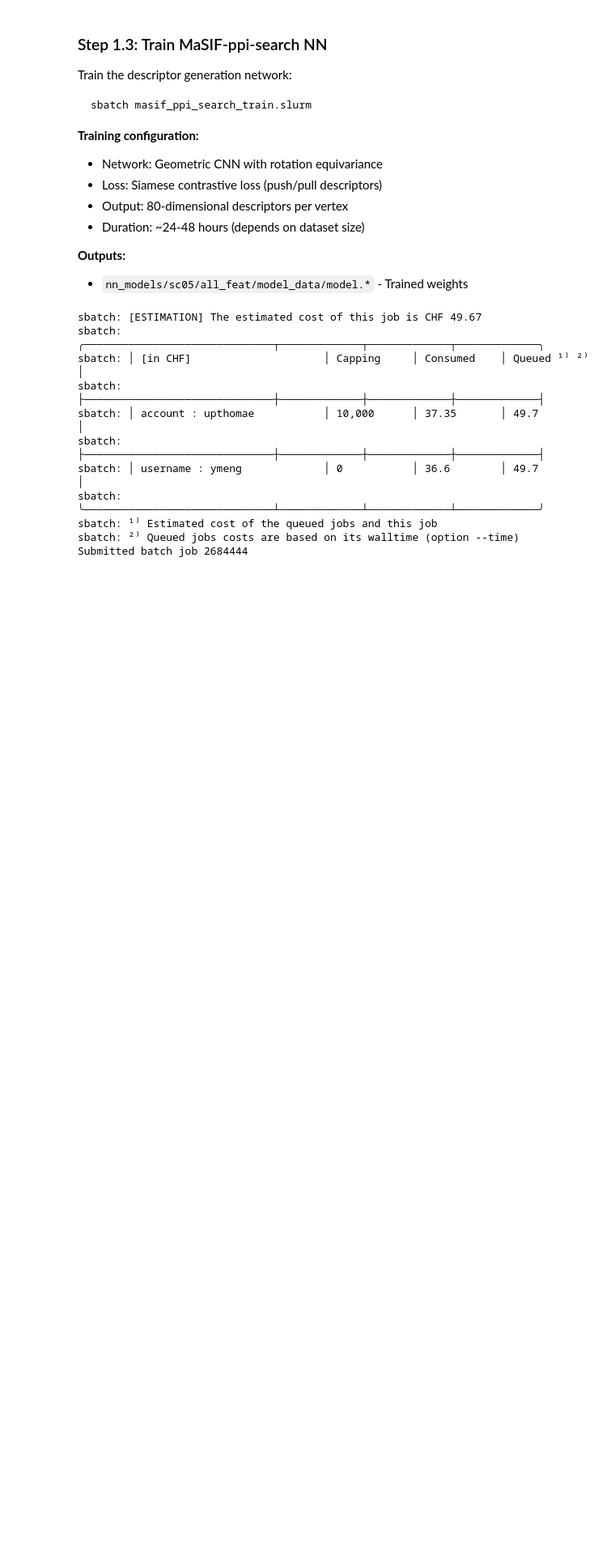
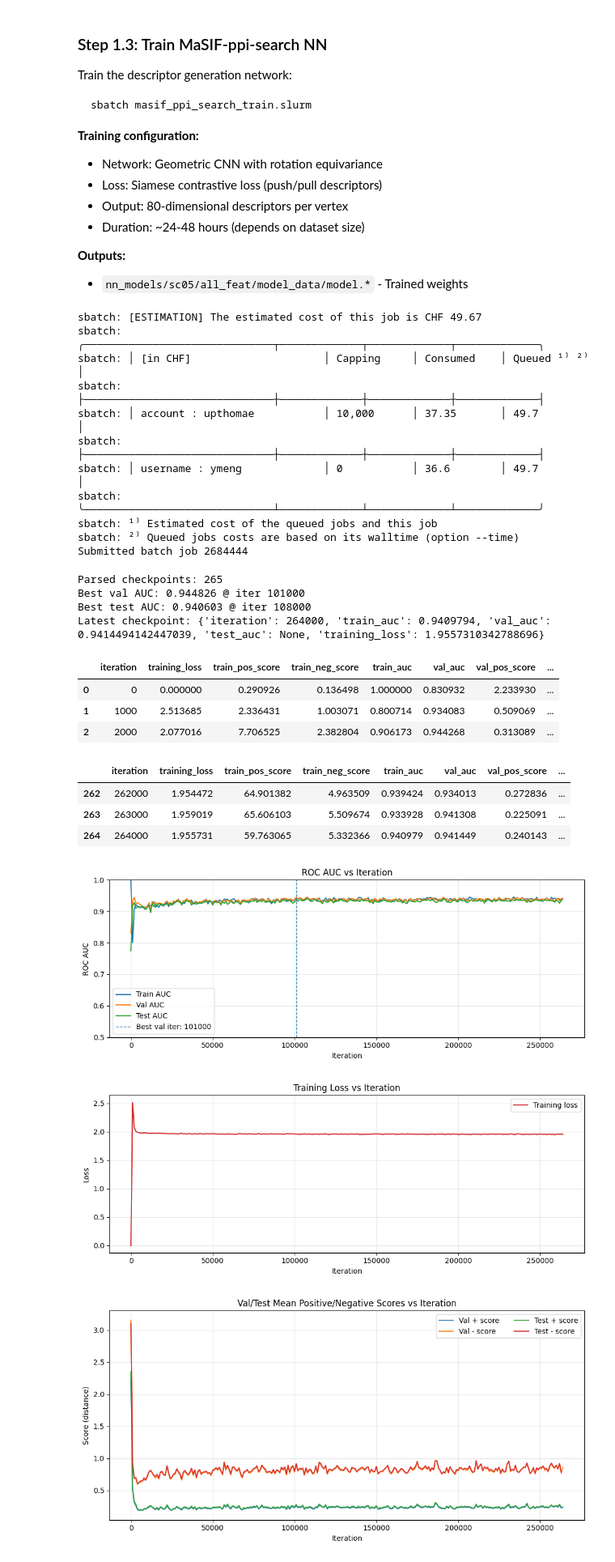
Before and after one commit to meng-yx/masif-neosurf-af2, a Jupyter notebook: masif/data/masif_ppi_search/traning.ipynb, the cells around one changed output. Shown at 81% size. Cells and saved outputs as stored; diff of their text form; code cells hidden in the pictures; blank space fills up the shorter version.

Commit message:
[Complete] retraining of masif-ppi-search with original dataset, updated 5to1 negative sampling strategy

```diff
--- a/masif/data/masif_ppi_search/traning.ipynb
+++ b/masif/data/masif_ppi_search/traning.ipynb
@@ -600,41 +600,72 @@ ax.legend(loc="best")
 plt.tight_layout()
 plt.show()
 
 # ----------------------------
 # Figure 2: Training objective
 # ----------------------------
 if "training_loss" in df.columns and df["training_loss"].notna().any():
     fig, ax = plt.subplots(1, 1, figsize=(10, 4))
     ax.plot(df["iteration"], df["training_loss"], color="tab:red", label="Training loss")
     ax.set_title("Training Loss vs Iteration")
     ax.set_xlabel("Iteration")
     ax.set_ylabel("Loss")
     ax.grid(True, alpha=0.3)
     ax.legend(loc="best")
     plt.tight_layout()
     plt.show()
 
-# --------------------------------
-# Figure 3: Positive/Negative scores
-# --------------------------------
+# ---------------------------------------------
+# Figure 3a: Validation/Test Positive/Negative scores
+# ---------------------------------------------
 fig, ax = plt.subplots(1, 1, figsize=(10, 5))
-score_series = [
+val_test_scores = [
     ("val_pos_score", "Val + score", "tab:blue", "-"),
     ("val_neg_score", "Val - score", "tab:orange", "-"),
     ("test_pos_score", "Test + score", "tab:green", "-"),
     ("test_neg_score", "Test - score", "tab:red", "-"),
-    ("train_pos_score", "Train + score", "tab:blue", "--"),
-    ("train_neg_score", "Train - score", "tab:orange", "--"),
 ]
-for col, label, color, ls in score_series:
+for col, label, color, ls in val_test_scores:
     if col in df.columns and df[col].notna().any():
-        alpha = 0.5 if col.startswith("train_") else 0.95
-        ax.plot(df["iteration"], df[col], label=label, color=color, linestyle=ls, alpha=alpha)
-
-ax.set_title("Mean Positive/Negative Scores vs Iteration")
+        ax.plot(df["iteration"], df[col], label=label, color=color, linestyle=ls, alpha=0.9)
+ax.set_title("Val/Test Mean Positive/Negative Scores vs Iteration")
 ax.set_xlabel("Iteration")
 ax.set_ylabel("Score (distance)")
 ax.grid(True, alpha=0.3)
 ax.legend(loc="best", ncol=2)
 plt.tight_layout()
 plt.show()
+
+# ------------------------------------------------
+# Figure 3b: Train Positive/Negative scores only
+# ------------------------------------------------
+fig, ax = plt.subplots(1, 1, figsize=(10, 5))
+train_scores = [
+    ("train_pos_score", "Train + score", "tab:blue", "--"),
+    ("train_neg_score", "Train - score", "tab:orange", "--"),
+]
+for col, label, color, ls in train_scores:
+    if col in df.columns and df[col].notna().any():
+        ax.plot(df["iteration"], df[col], label=label, color=color, linestyle=ls, alpha=0.7)
+ax.set_title("Train Mean Positive/Negative Scores vs Iteration")
+ax.set_xlabel("Iteration")
+ax.set_ylabel("Score (distance)")
+ax.grid(True, alpha=0.3)
+ax.legend(loc="best")
+plt.tight_layout()
+plt.show()
+# %% [output]
+Parsed checkpoints: 265
+Best val AUC: 0.944826 @ iter 101000
+Best test AUC: 0.940603 @ iter 108000
+Latest checkpoint: {'iteration': 264000, 'train_auc': 0.9409794, 'val_auc': 0.9414494142447039, 'test_auc': None, 'training_loss': 1.9557310342788696}
+|  | iteration | training_loss | train_pos_score | train_neg_score | train_auc | val_auc | val_pos_score | ... |
+| 0 | 0 | 0.000000 | 0.290926 | 0.136498 | 1.000000 | 0.830932 | 2.233930 | ... |
+| 1 | 1000 | 2.513685 | 2.336431 | 1.003071 | 0.800714 | 0.934083 | 0.509069 | ... |
+| 2 | 2000 | 2.077016 | 7.706525 | 2.382804 | 0.906173 | 0.944268 | 0.313089 | ... |
+|  | iteration | training_loss | train_pos_score | train_neg_score | train_auc | val_auc | val_pos_score | ... |
+| 262 | 262000 | 1.954472 | 64.901382 | 4.963509 | 0.939424 | 0.934013 | 0.272836 | ... |
+| 263 | 263000 | 1.959019 | 65.606103 | 5.509674 | 0.933928 | 0.941308 | 0.225091 | ... |
+| 264 | 264000 | 1.955731 | 59.763065 | 5.332366 | 0.940979 | 0.941449 | 0.240143 | ... |
+[figure, added]
+[figure, added]
+[figure, added]
```
Also changed, not shown: parts of 2 cells of this notebook, 5 other files.
